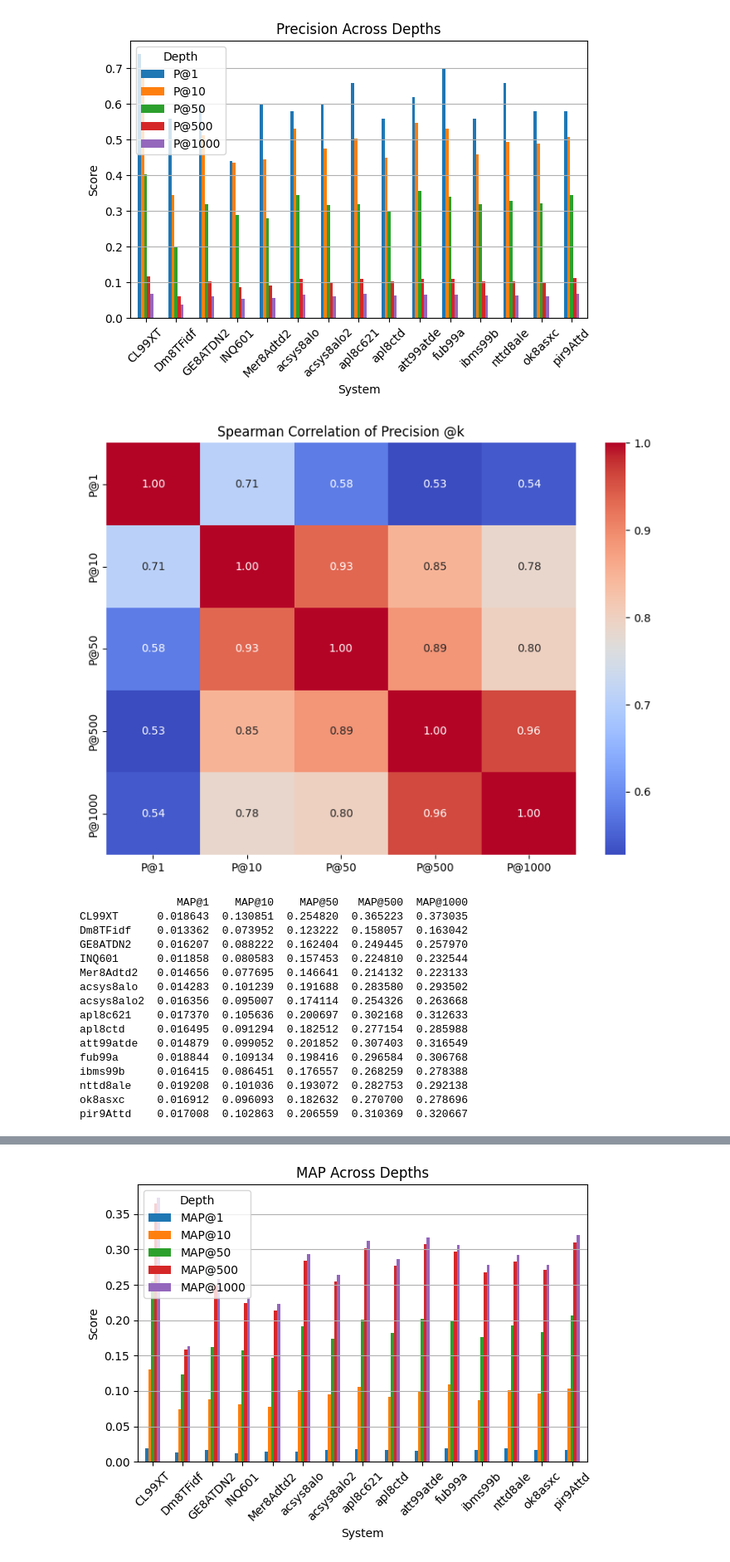
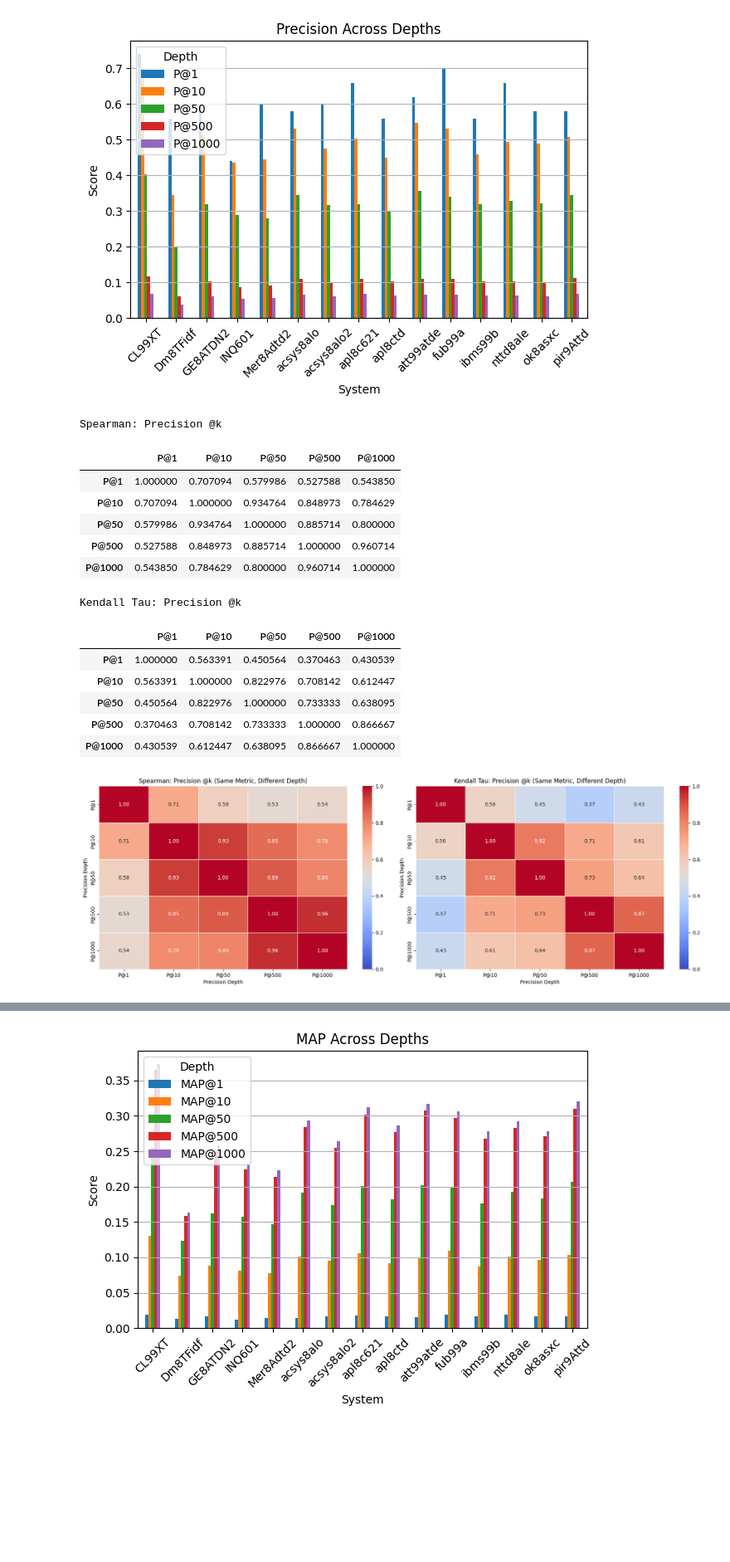
Before and after one commit to imanhaikal/WIE3004_IR_GroupProject, a Jupyter notebook: src/Info_Retrieval (full with cleaning & precision & MAP).ipynb, the cells around one changed output, grey strips where cells are left out. Shown at 83% size. Saved outputs shown, nothing was run; the diff lists cells and outputs as text; code cells hidden in the pictures; blank space fills up the shorter version.

```diff
--- a/src/Info_Retrieval (full with cleaning & precision & MAP).ipynb
+++ b/src/Info_Retrieval (full with cleaning & precision & MAP).ipynb
@@ -1344,0 +1140,10 @@ pir9Attd    0.58  0.508  0.3452  0.11164  0.06684
+# %%
+precision_comparison = pd.DataFrame({
+    'P@1':    get_metric_scores('P@1'),
+    'P@10':   get_metric_scores('P@10'),
+    'P@50':   get_metric_scores('P@50'),
+    'P@500':  get_metric_scores('P@500'),
+    'P@1000': get_metric_scores('P@1000'),
+})
+precision_comparison = precision_comparison.drop(index='Overall', errors='ignore')
+print(precision_comparison)
@@ -1354,41 +1176,31 @@ plt.legend(title='Depth')
 plt.show()
 # %% [output]
 [figure]
-# %%
-precision_depth_corr = precision_comparison.corr(method='spearman')
-
-plt.figure(figsize=(8, 6))
-sns.heatmap(precision_depth_corr, annot=True, cmap='coolwarm', fmt=".2f")
-plt.title("Spearman Correlation of Precision @k")
-plt.tight_layout()
-plt.show()
-# %% [output]
-[figure, removed]
-# %%
-map_comparison = pd.DataFrame({
-    'MAP@1': map1_df.loc[map1_df['query_id'] == 'Overall'].drop(columns=['query_id']).squeeze(),
-    'MAP@10': map10_df.loc[map10_df['query_id'] == 'Overall'].drop(columns=['query_id']).squeeze(),
-    'MAP@50': map50_df.loc[map50_df['query_id'] == 'Overall'].drop(columns=['query_id']).squeeze(),
-    'MAP@500': map500_df.loc[map500_df['query_id'] == 'Overall'].drop(columns=['query_id']).squeeze(),
-    'MAP@1000': map1000_df.loc[map1000_df['query_id'] == 'Overall'].drop(columns=['query_id']).squeeze(),
-})
-map_comparison = map_comparison.drop(index='Overall', errors='ignore')
-
-print(map_comparison)
-# %% [output]
-               MAP@1    MAP@10    MAP@50   MAP@500  MAP@1000
-CL99XT      0.018643  0.130851  0.254820  0.365223  0.373035
-Dm8TFidf    0.013362  0.073952  0.123222  0.158057  0.163042
-GE8ATDN2    0.016207  0.088222  0.162404  0.249445  0.257970
-INQ601      0.011858  0.080583  0.157453  0.224810  0.232544
-Mer8Adtd2   0.014656  0.077695  0.146641  0.214132  0.223133
-acsys8alo   0.014283  0.101239  0.191688  0.283580  0.293502
-acsys8alo2  0.016356  0.095007  0.174114  0.254326  0.263668
-apl8c621    0.017370  0.105636  0.200697  0.302168  0.312633
-apl8ctd     0.016495  0.091294  0.182512  0.277154  0.285988
-att99atde   0.014879  0.099052  0.201852  0.307403  0.316549
-fub99a      0.018844  0.109134  0.198416  0.296584  0.306768
-ibms99b     0.016415  0.086451  0.176557  0.268259  0.278388
-nttd8ale    0.019208  0.101036  0.193072  0.282753  0.292138
-ok8asxc     0.016912  0.096093  0.182632  0.270700  0.278696
-pir9Attd    0.017008  0.102863  0.206559  0.310369  0.320667
+# %%
+precision_depth_corr_spearman = precision_comparison.corr(method='spearman')
+precision_depth_corr_kendall  = precision_comparison.corr(method='kendall')
+print("\nSpearman: Precision @k")
+display(precision_depth_corr_spearman)
+print("\nKendall Tau: Precision @k")
+display(precision_depth_corr_kendall)
+plot_dual_heatmap(
+    precision_depth_corr_spearman, precision_depth_corr_kendall,
+    title_prefix="Precision @k (Same Metric, Different Depth)",
+    xlabel="Precision Depth", ylabel="Precision Depth"
+)
+# %% [output]
+Spearman: Precision @k
+|  | P@1 | P@10 | P@50 | P@500 | P@1000 |
+| P@1 | 1.000000 | 0.707094 | 0.579986 | 0.527588 | 0.543850 |
+| P@10 | 0.707094 | 1.000000 | 0.934764 | 0.848973 | 0.784629 |
+| P@50 | 0.579986 | 0.934764 | 1.000000 | 0.885714 | 0.800000 |
+| P@500 | 0.527588 | 0.848973 | 0.885714 | 1.000000 | 0.960714 |
+| P@1000 | 0.543850 | 0.784629 | 0.800000 | 0.960714 | 1.000000 |
+Kendall Tau: Precision @k
+|  | P@1 | P@10 | P@50 | P@500 | P@1000 |
+| P@1 | 1.000000 | 0.563391 | 0.450564 | 0.370463 | 0.430539 |
+| P@10 | 0.563391 | 1.000000 | 0.822976 | 0.708142 | 0.612447 |
+| P@50 | 0.450564 | 0.822976 | 1.000000 | 0.733333 | 0.638095 |
+| P@500 | 0.370463 | 0.708142 | 0.733333 | 1.000000 | 0.866667 |
+| P@1000 | 0.430539 | 0.612447 | 0.638095 | 0.866667 | 1.000000 |
+[figure, added]
```
Also changed, not shown: parts of 95 cells of this notebook, 23 other files.
